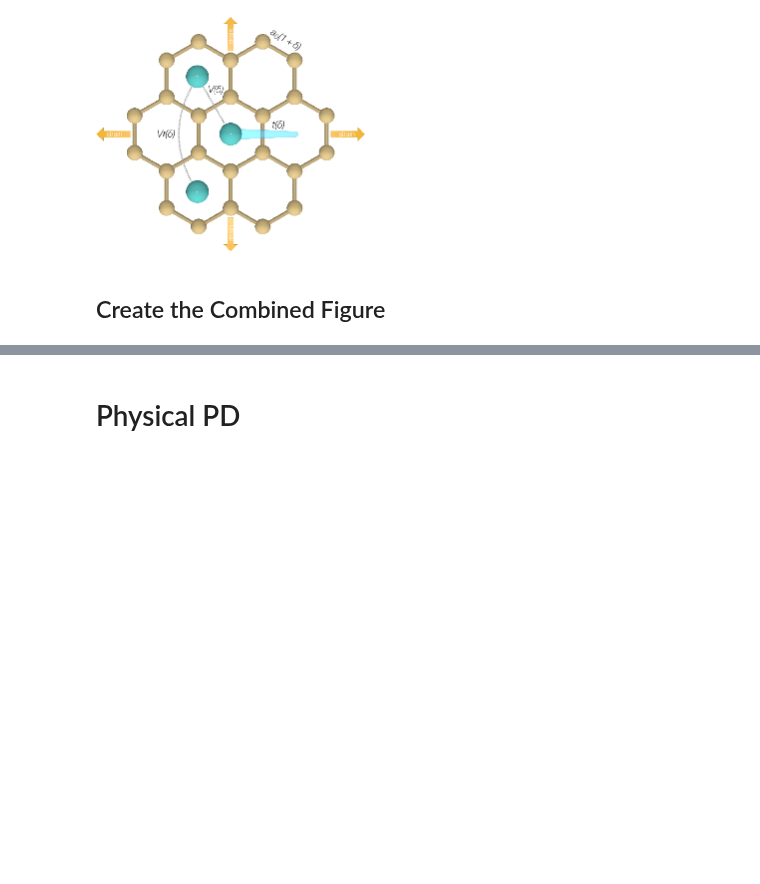
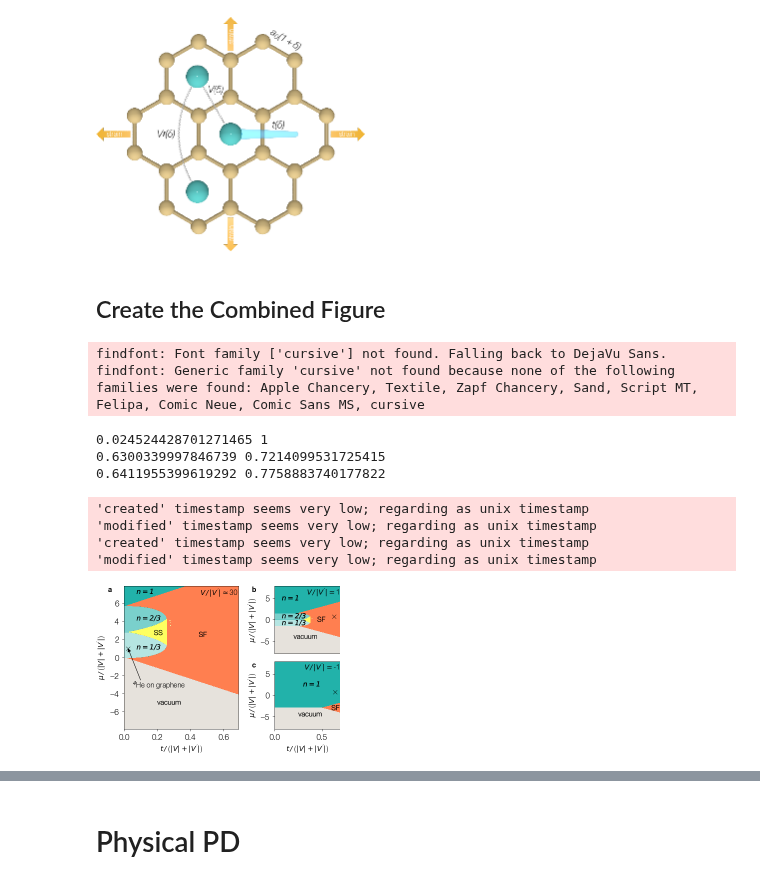
Before and after one commit to DelMaestroGroup/papers-code-Superfluid4HeStrainGraphene, a Jupyter notebook: src/MeanField_python-2022.ipynb, the cells around one changed output, grey strips where cells are left out. Cells and saved outputs as stored; diff of their text form; code cells hidden in the pictures; blank space fills up the shorter version.

```diff
--- a/src/MeanField_python-2022.ipynb
+++ b/src/MeanField_python-2022.ipynb
@@ -539,4 +549,70 @@ with plt.style.context(plot_style['sans']):
 [figure]
 # %% [markdown]
 ## Create the Combined Figure
+# %%
+plt.style.reload_library()
+with plt.style.context(plot_style['sans']):
+
+    dgutils.fonts.set_custom_font(font_path)
+
+    fig = plt.figure(figsize=(1.0*figsize[0],(0.7)*figsize[0]), constrained_layout=True)
+
+    pd0_fig,pd_fig = fig.subfigures(nrows=1,ncols=2, width_ratios=[1.5,1])
+    ax_pd0 = pd0_fig.subplots(1,1)
+    ax_pd = pd_fig.subplots(nrows=2,ncols=1)
+
+    labels=['vacuum','SF',r'$n=1/3$',r'$n=2/3$',r'$n=1$','SS']
+    label_loc = [[0.2,-5],[0.45,2.5],[0.075,1.1],[0.075,4.3],[0.075,7.25],[0.18,2.7]]
+    [t_current,V_current,Vp_current] = data_pd_revised30[-3:]
+    tloc = t_current/(np.abs(V_current) + np.abs(Vp_current))
+    muloc = 1
+    ax_pd0 = ab_pdmaker(ax_pd0,*data_pd_revised30[:-3], 30,
+                   locate_system=[tloc,muloc,'a'],
+                   labels=labels,label_loc=label_loc)
+    print(tloc,muloc)
+
+    labels=['vacuum','SF',r'$n=1/3$',r'$n=2/3$',r'$n=1$',]
+    label_loc = [[0.2,-4.0],[0.45,0],[0.075,-0.8],[0.075,0.8],[0.075,5],]
+    [t_current,V_current,Vp_current] = data_pd_revised1[-3:]
+    tloc = t_current/(np.abs(V_current) + np.abs(Vp_current))
+    muloc = 1/(np.abs(V_current) + np.abs(Vp_current))
+    print(tloc,muloc)
+    ax_pd[0] = ab_pdmaker(ax_pd[0],*data_pd_revised1[:-3] ,1,
+                    locate_system=[tloc,muloc,'c'],
+                    labels=labels,label_loc=label_loc)
+    ax_pd[0].xaxis.set_visible(False)
+
+    labels=['vacuum','SF',r'$n=1$']
+    label_loc = [[0.25,-4.5],[0.6,-3.05],[0.3,2.5]]
+    [t_current,V_current,Vp_current] = data_pd['a=-1'][-3:]
+    tloc = t_current/(np.abs(V_current) + np.abs(Vp_current))
+    muloc = 1/(np.abs(V_current) + np.abs(Vp_current))
+    print(tloc,muloc)
+    ax_pd[1] = ab_pdmaker(ax_pd[1],*data_pd['a=-1'][:-3], -1,
+                    locate_system=[tloc,muloc,'d'],
+                    labels=labels,label_loc=label_loc)
+
+    # add panel labels
+    font_props = dgutils.fonts.get_custom_font_props(bold_font_path)
+
+    ax_pd0.text(-0.14,1.0,'a', ha='left',va='top', transform=ax_pd0.transAxes, fontproperties=font_props)
+#     fig.text(2/5,0.98,'b', ha='left',va='top',fontproperties=font_props)
+
+    #ax_G.text(0,1,'b',ha='left',va='top',transform=ax_G.transAxes, fontproperties=font_props)
+    for i,lab in enumerate(['b','c']):
+        ax_pd[i].text(-0.35,1.0,lab,ha='left',va='top',transform=ax_pd[i].transAxes, fontproperties=font_props)
+
+    fig.savefig('../figures/mf_phase_diagrams_small.pdf')
+#     fig.savefig('../figures/mf_phase_diagrams.svg')
+# %% [output]
+findfont: Font family ['cursive'] not found. Falling back to DejaVu Sans.
+findfont: Generic family 'cursive' not found because none of the following families were found: Apple Chancery, Textile, Zapf Chancery, Sand, Script MT, Felipa, Comic Neue, Comic Sans MS, cursive
+0.024524428701271465 1
+0.6300339997846739 0.7214099531725415
+0.6411955399619292 0.7758883740177822
+'created' timestamp seems very low; regarding as unix timestamp
+'modified' timestamp seems very low; regarding as unix timestamp
+'created' timestamp seems very low; regarding as unix timestamp
+'modified' timestamp seems very low; regarding as unix timestamp
+[figure, added]
 # %%
```
Also changed, not shown: parts of 7 cells of this notebook, 1 other file.
